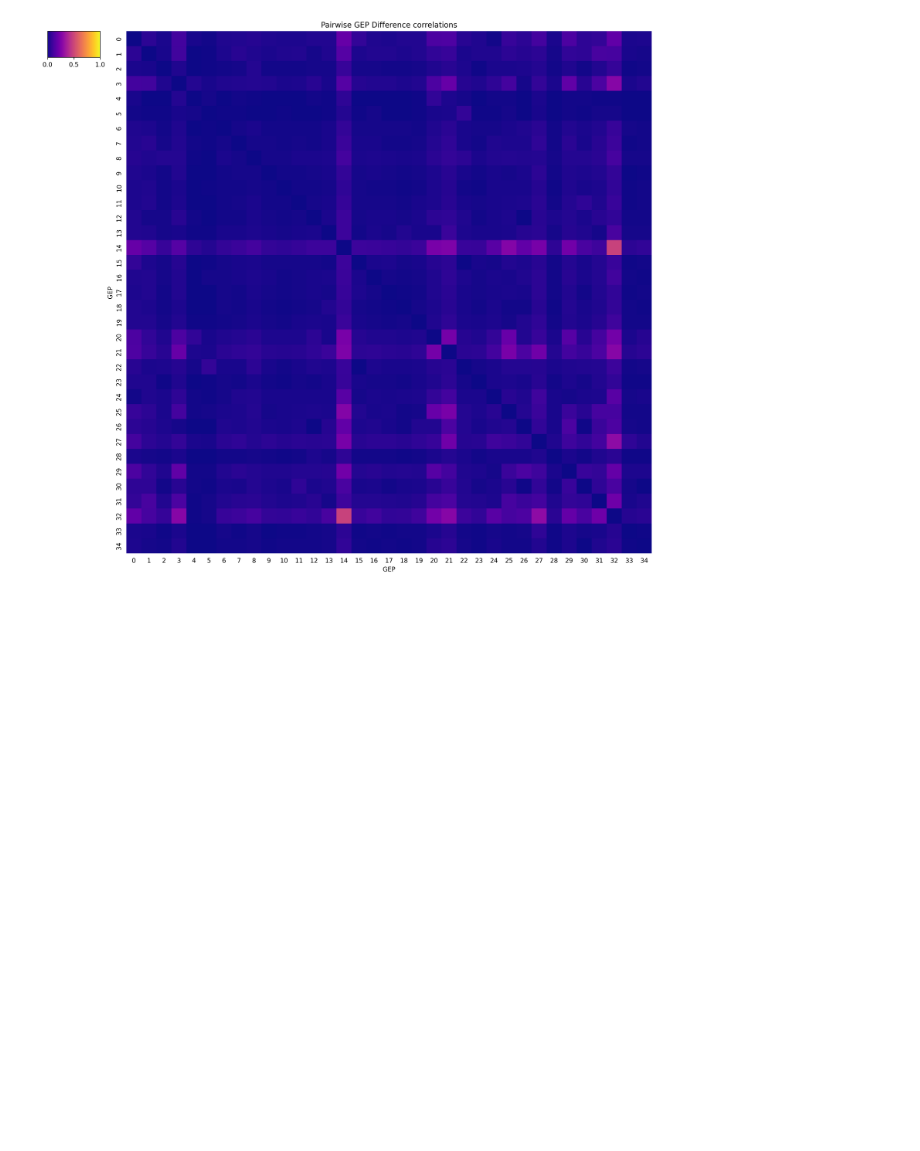
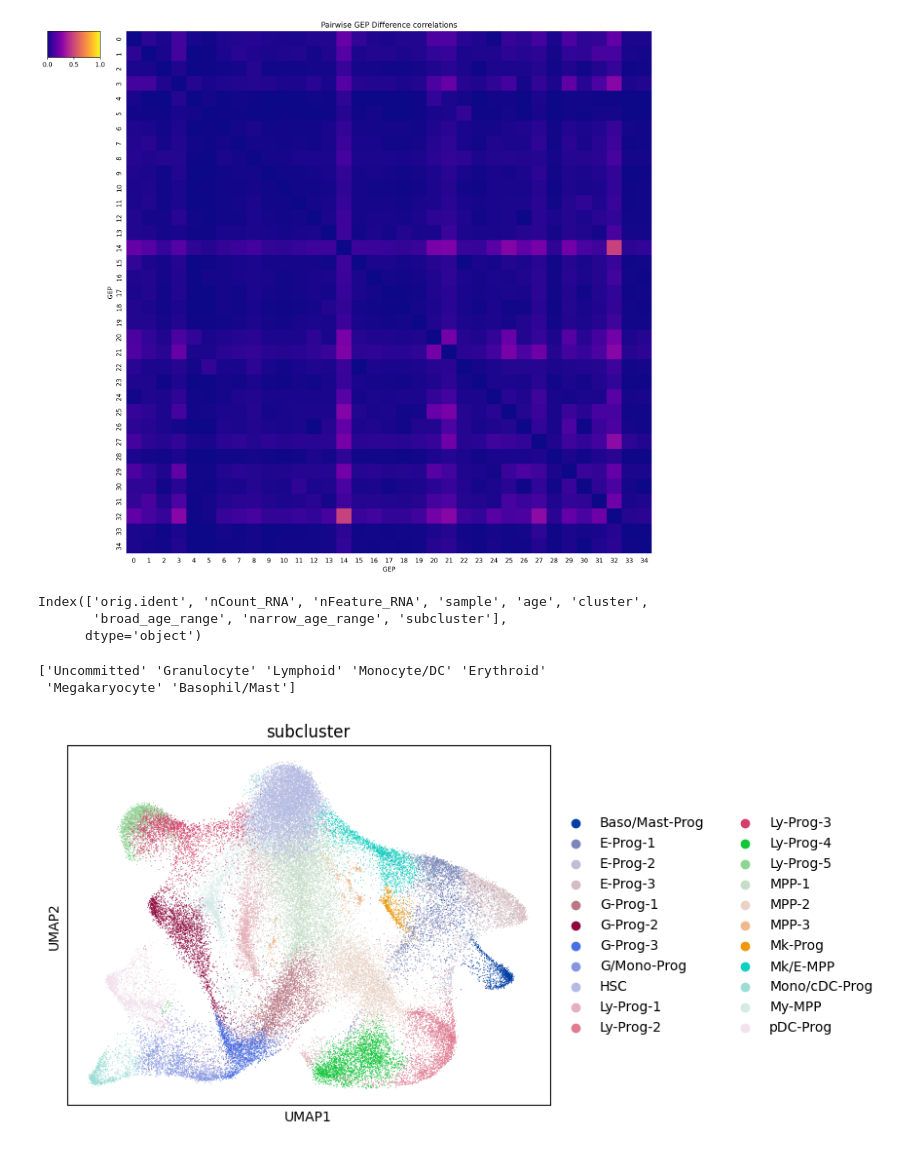
Before and after one commit to Tofulati/cd34hult, a Jupyter notebook: hultcd34_vis.ipynb, the cells around one changed output. Drawn from its saved outputs; the diff is of its cells as text; code cells hidden in the pictures; blank space fills up the shorter version.

```diff
--- a/hultcd34_vis.ipynb
+++ b/hultcd34_vis.ipynb
@@ -232,0 +221,17 @@ fig.colorbar(ScalarMappable(norm=Normalize(vmin=0, vmax=1),
+# %%
+hultCD34 = sc.read_h5ad("hultCD34.h5ad")
+# %%
+print(hultCD34.obs.columns)
+# %% [output]
+Index(['orig.ident', 'nCount_RNA', 'nFeature_RNA', 'sample', 'age', 'cluster',
+       'broad_age_range', 'narrow_age_range', 'subcluster'],
+      dtype='object')
+# %%
+print(hultCD34.obs.cluster.unique())
+# %% [output]
+['Uncommitted' 'Granulocyte' 'Lymphoid' 'Monocyte/DC' 'Erythroid'
+ 'Megakaryocyte' 'Basophil/Mast']
+# %%
+sc.pl.umap(hultCD34, color="subcluster")
+# %% [output]
+[figure, added]
```
Also changed, not shown: parts of 16 cells of this notebook, 2 other files.
